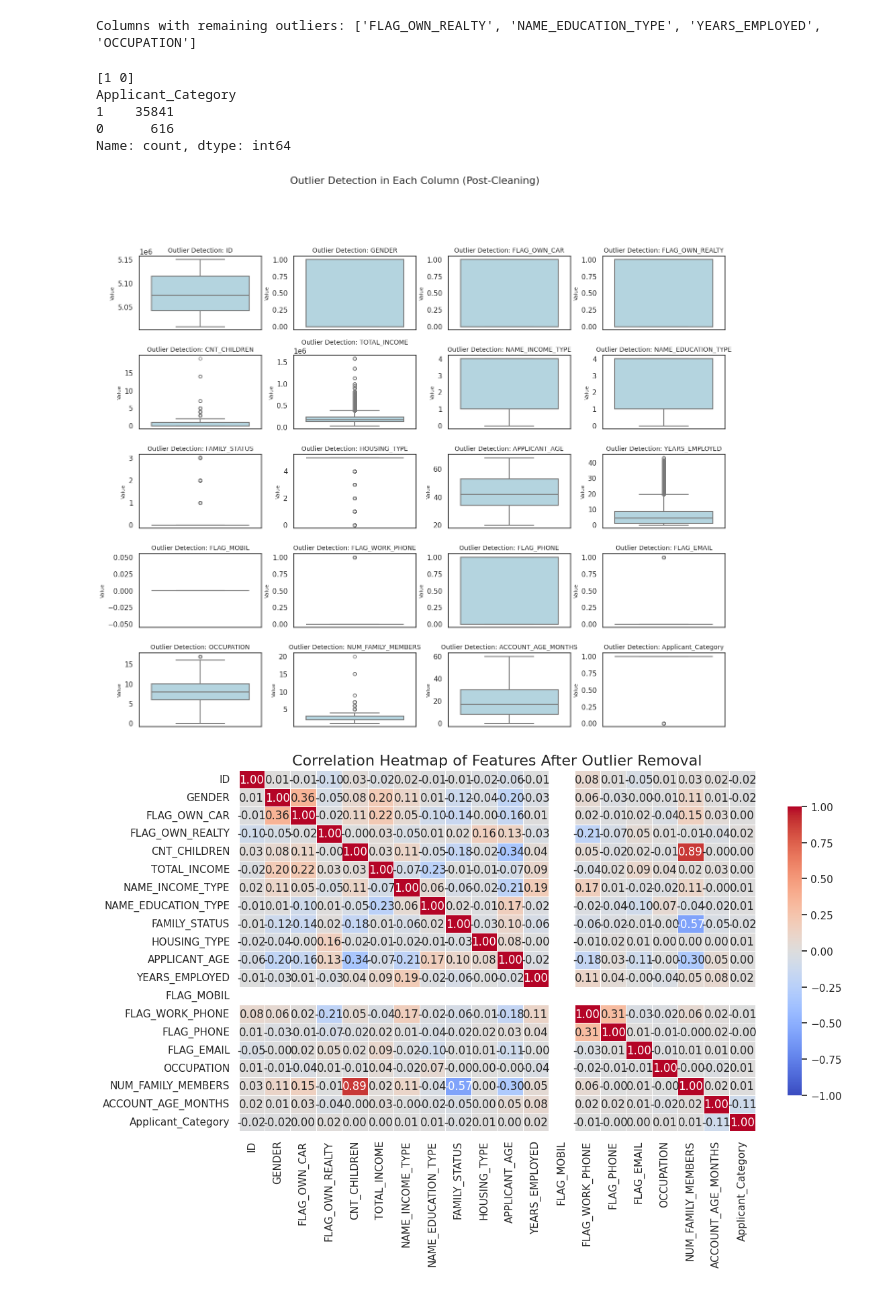
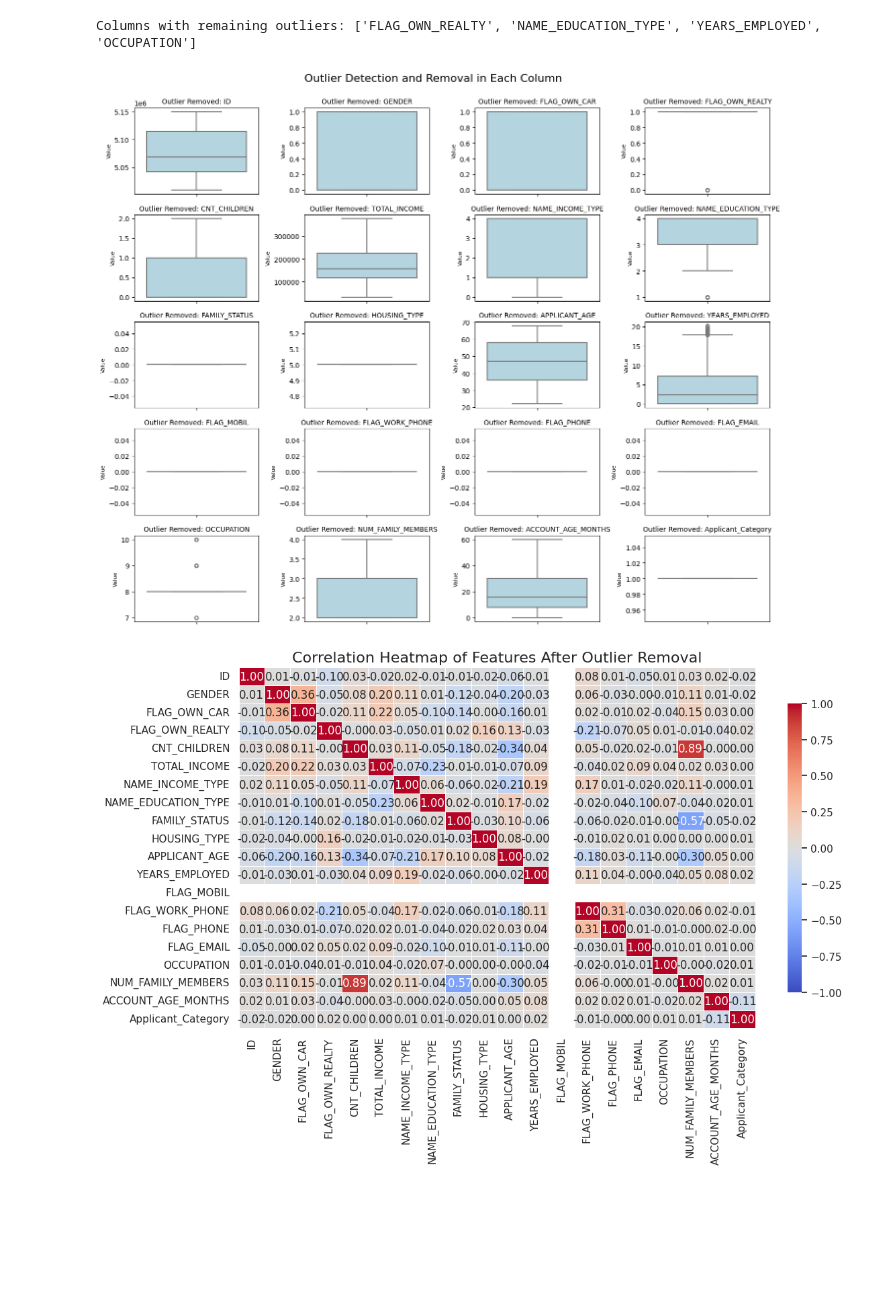
Before and after one commit to fazmila/Project, a Jupyter notebook: Project.ipynb, the cells around one changed output. Saved outputs shown, nothing was run; the diff lists cells and outputs as text; code cells hidden in the pictures; blank space fills up the shorter version.

```diff
--- a/Project.ipynb
+++ b/Project.ipynb
@@ -965,37 +900,28 @@ remaining_outlier_columns = check_outlier_columns(app_record_cleaned)
 print("Columns with remaining outliers:", remaining_outlier_columns if remaining_outlier_columns else "No outliers detected.")
 # %% [output]
 Columns with remaining outliers: ['FLAG_OWN_REALTY', 'NAME_EDUCATION_TYPE', 'YEARS_EMPLOYED', 'OCCUPATION']
-# %%
-print(app_record['Applicant_Category'].unique())
-print(app_record['Applicant_Category'].value_counts())
-# %% [output]
-[1 0]
-Applicant_Category
-1    35841
-0      616
-Name: count, dtype: int64
 # %%
 # Create the figure with an adjusted size
 fig = plt.figure(figsize=(14, 20))
 
-# Loop through each column to create boxplots after removing outliers
-for i, col in enumerate(app_record.columns):
+# Loop through each column to create boxplots
+for i, col in enumerate(app_record_cleaned.columns):
     ax = fig.add_subplot(9, 4, i + 1)
-    sns.boxplot(y=app_record[col], ax=ax, color="lightblue", fliersize=5, linewidth=1.5)
+    sns.boxplot(y=app_record_cleaned[col], ax=ax, color="lightblue", fliersize=5, linewidth=1.5)
 
     # Set the title for each subplot (column name)
-    ax.set_title(f'Outlier Detection: {col}', fontsize=10)
+    ax.set_title(f'Outlier Removed: {col}', fontsize=10)
     ax.set_ylabel('Value', fontsize=8)
     ax.set_xlabel('')
 
 # Add a main title for the entire plot
-plt.suptitle('Outlier Detection in Each Column (Post-Cleaning)', fontsize=16, y=1.05)
+plt.suptitle('Outlier Detection and Removal in Each Column', fontsize=16, y=1)
 
 # Adjust layout to prevent overlapping
 plt.tight_layout()
 plt.show()
 # %% [output]
-[figure, old version]
+[figure, new version]
 # %%
 # Calculate the correlation matrix
 correlation_matrix = app_record.corr()
```
Also changed, not shown: parts of 28 cells of this notebook.
